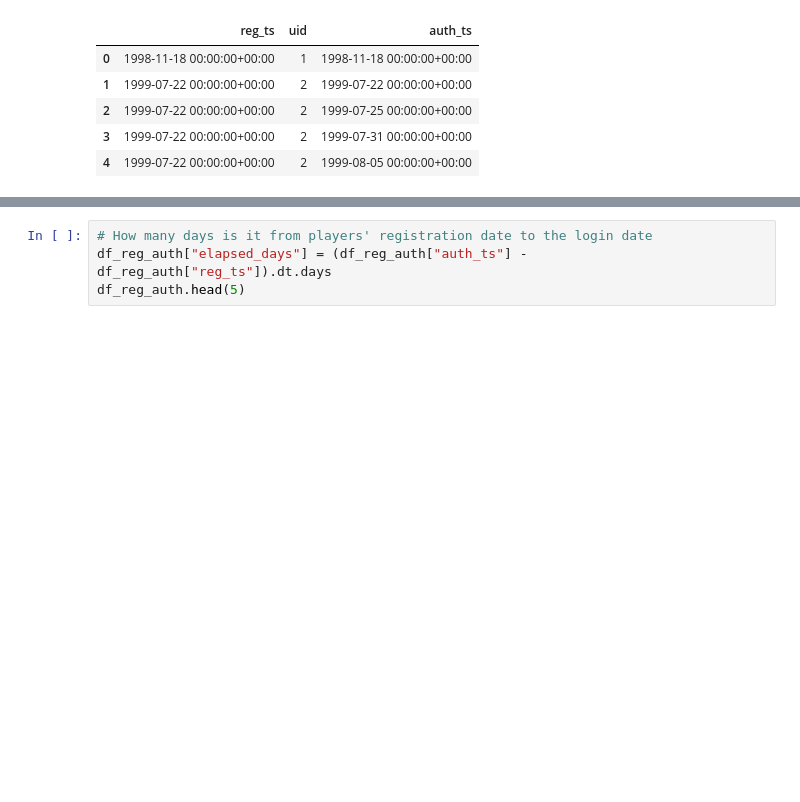
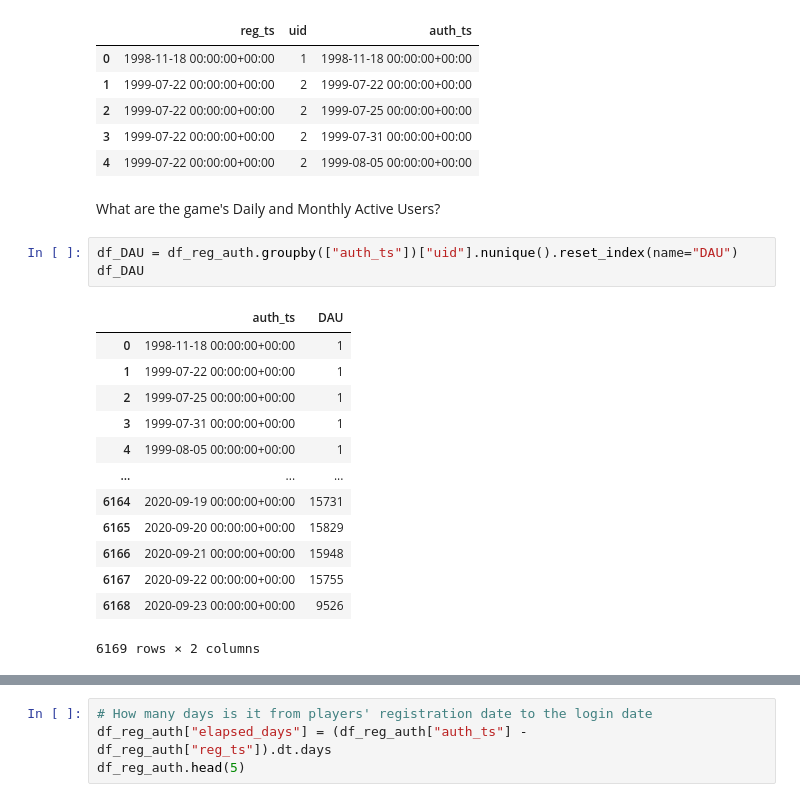
Before and after one commit to huongtxdo/Game-data-anlytics, a Jupyter notebook: notebooks/02_exploration.ipynb, the cells around one changed output, grey strips where cells are left out. Cells and saved outputs as stored; diff of their text form; blank space fills up the shorter version.

```diff
--- a/notebooks/02_exploration.ipynb
+++ b/notebooks/02_exploration.ipynb
@@ -57,3 +55,22 @@ df_reg_auth.head(5)
 | 2 | 1999-07-22 00:00:00+00:00 | 2 | 1999-07-25 00:00:00+00:00 |
 | 3 | 1999-07-22 00:00:00+00:00 | 2 | 1999-07-31 00:00:00+00:00 |
 | 4 | 1999-07-22 00:00:00+00:00 | 2 | 1999-08-05 00:00:00+00:00 |
+# %% [markdown]
+What are the game's Daily and Monthly Active Users?
+# %%
+df_DAU = df_reg_auth.groupby(["auth_ts"])["uid"].nunique().reset_index(name="DAU")
+df_DAU
+# %% [output]
+|  | auth_ts | DAU |
+| 0 | 1998-11-18 00:00:00+00:00 | 1 |
+| 1 | 1999-07-22 00:00:00+00:00 | 1 |
+| 2 | 1999-07-25 00:00:00+00:00 | 1 |
+| 3 | 1999-07-31 00:00:00+00:00 | 1 |
+| 4 | 1999-08-05 00:00:00+00:00 | 1 |
+| ... | ... | ... |
+| 6164 | 2020-09-19 00:00:00+00:00 | 15731 |
+| 6165 | 2020-09-20 00:00:00+00:00 | 15829 |
+| 6166 | 2020-09-21 00:00:00+00:00 | 15948 |
+| 6167 | 2020-09-22 00:00:00+00:00 | 15755 |
+| 6168 | 2020-09-23 00:00:00+00:00 | 9526 |
+6169 rows × 2 columns
```
Also changed, not shown: parts of 8 cells of this notebook.
